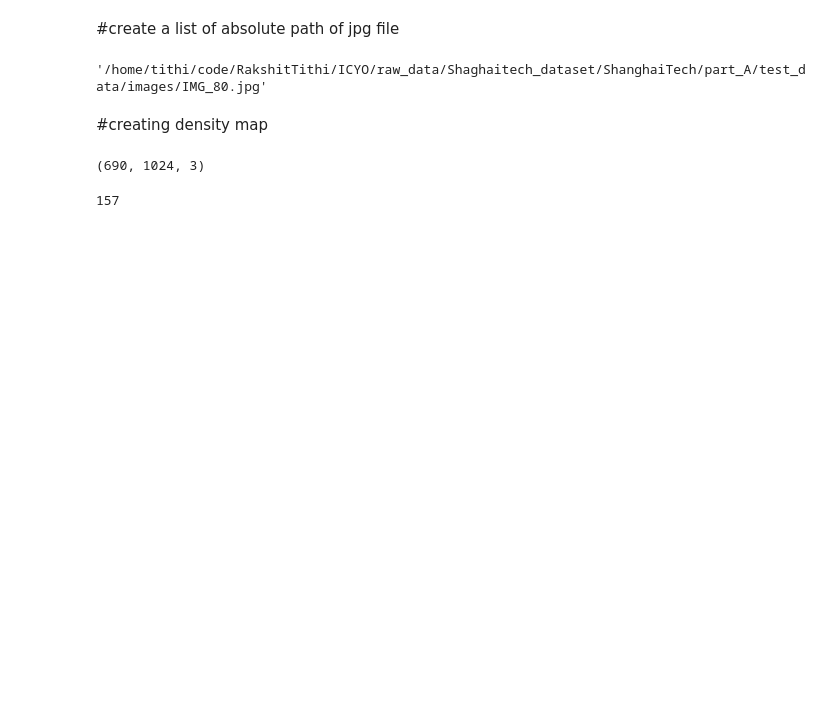
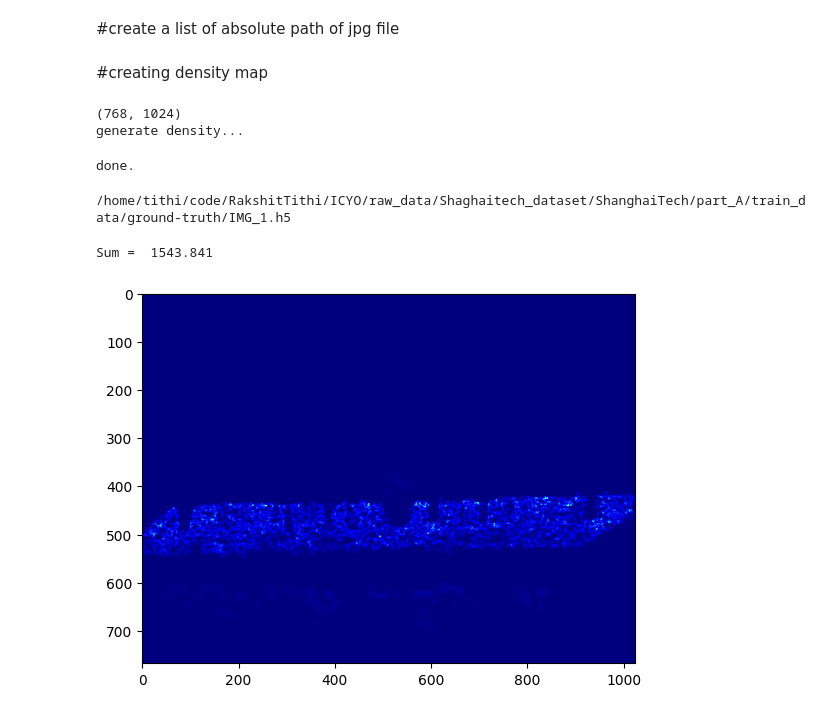
Before and after one commit to RakshitTithi/Camie, a Jupyter notebook: make_dataset.ipynb, the cells around one changed output. Drawn from its saved outputs; the diff is of its cells as text; code cells hidden in the pictures; blank space fills up the shorter version.

```diff
--- a/make_dataset.ipynb
+++ b/make_dataset.ipynb
@@ -53,27 +81,58 @@ part_A_train
 # %%
 img_paths=[]
 for path in path_sets:
-    for img_path in glob.glob(os.path.join(path,'*.jpg')):
+    for img_path in sorted(glob.glob(os.path.join(path,'*.jpg'))):
         img_paths.append(img_path)
-# %%
-img_path
-# %% [output]
-'/home/tithi/code/RakshitTithi/ICYO/raw_data/Shaghaitech_dataset/ShanghaiTech/part_A/test_data/images/IMG_80.jpg'
 # %% [markdown]
 #creating density map
 # %%
-for img_path in img_paths:
-#     print(img_path)
-    #loading mat files and modifying the names as per the corresponding images
-    mat=io.loadmat(img_path.replace('.jpg','.mat').replace('images','ground-truth').replace('IMG_','GT_IMG_'))
-    img=plt.imread(img_path) #reading the image as a tensor
-    k = np.zeros((img.shape[0],img.shape[1])) #creating an array of 0s
-    gt=mat['image_info'][0,0][0,0][0] #accessing ground truth elements
+from tqdm import tqdm
+
+i = 0
+# for img_path in tqdm(img_paths):
+
+
+# Load sparse matrix
+mat = io.loadmat(img_paths[0].replace('.jpg','.mat').replace('images','ground-truth').replace('IMG_','GT_IMG_'))
+
+#Read image
+img= plt.imread(img_paths[0])
+
+# Create a zero matrix of image size
+k = np.zeros((img.shape[0],img.shape[1]))
+
+gt = mat["image_info"][0,0][0,0][0]
+
+#Generate hot encoded matrix of sparse matrix
+for i in range(0,len(gt)):
+    if int(gt[i][1])<img.shape[0] and int(gt[i][0])<img.shape[1]:
+        k[int(gt[i][1]),int(gt[i][0])]=1
+
+# generate density map
+k = gaussian_filter_density(k)
+
+# File path to save density map
+file_path = img_path.replace('.jpg','.h5').replace('images','ground-truth')
+
+
+with h5py.File(file_path, 'w') as hf:
+        hf['density'] = k
+# %% [output]
+(768, 1024)
+generate density...
+done.
 # %%
-img.shape # 690
+file_path = img_paths[0].replace('.jpg','.h5').replace('images','ground-truth')
+print(file_path)
 # %% [output]
-(690, 1024, 3)
+/home/tithi/code/RakshitTithi/ICYO/raw_data/Shaghaitech_dataset/ShanghaiTech/part_A/train_data/ground-truth/IMG_1.h5
 # %%
-len(gt)
+#Sample Ground Truth
+gt_file = h5py.File(file_path,'r')
+groundtruth = np.asarray(gt_file['density'])
+plt.imshow(groundtruth,cmap=CM.jet)
+Sum=np.sum(groundtruth)
+print("Sum = " ,Sum)
 # %% [output]
-157
+Sum =  1543.841
+[figure, added]
```
Also changed, not shown: parts of 14 cells of this notebook, 58 other files.
